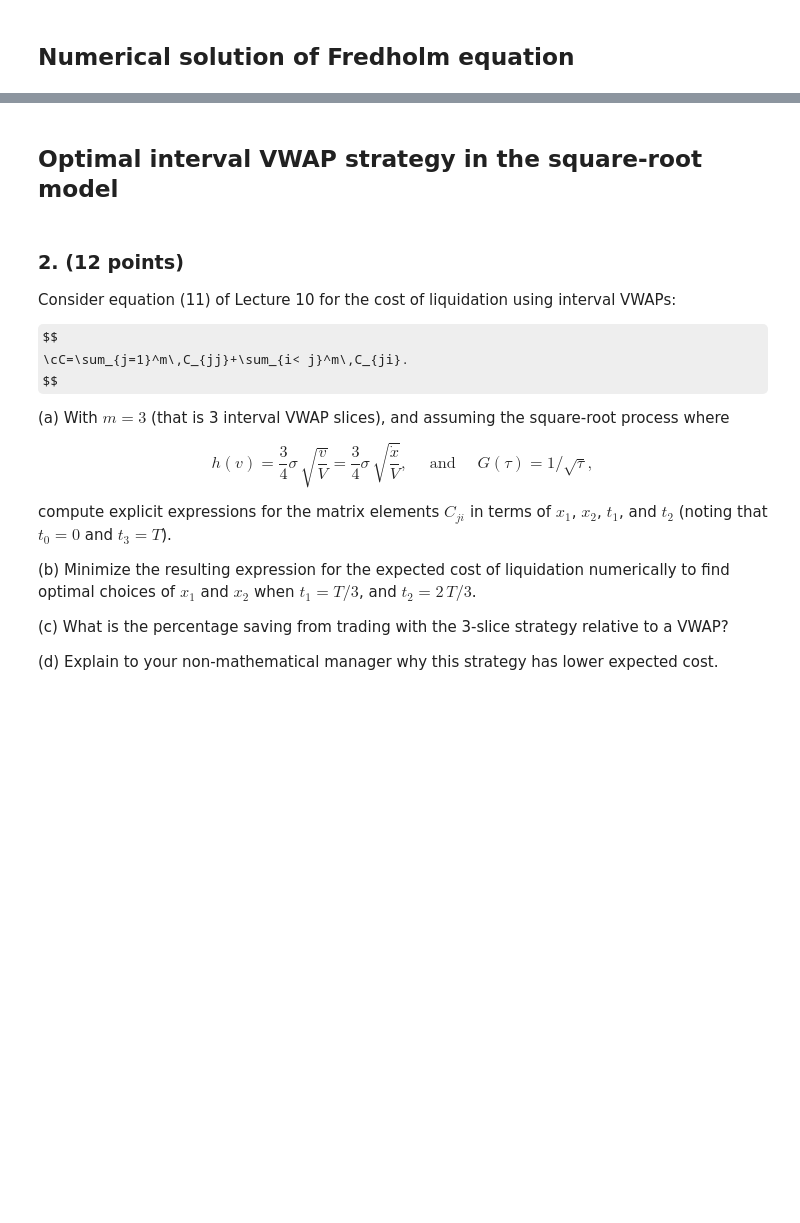
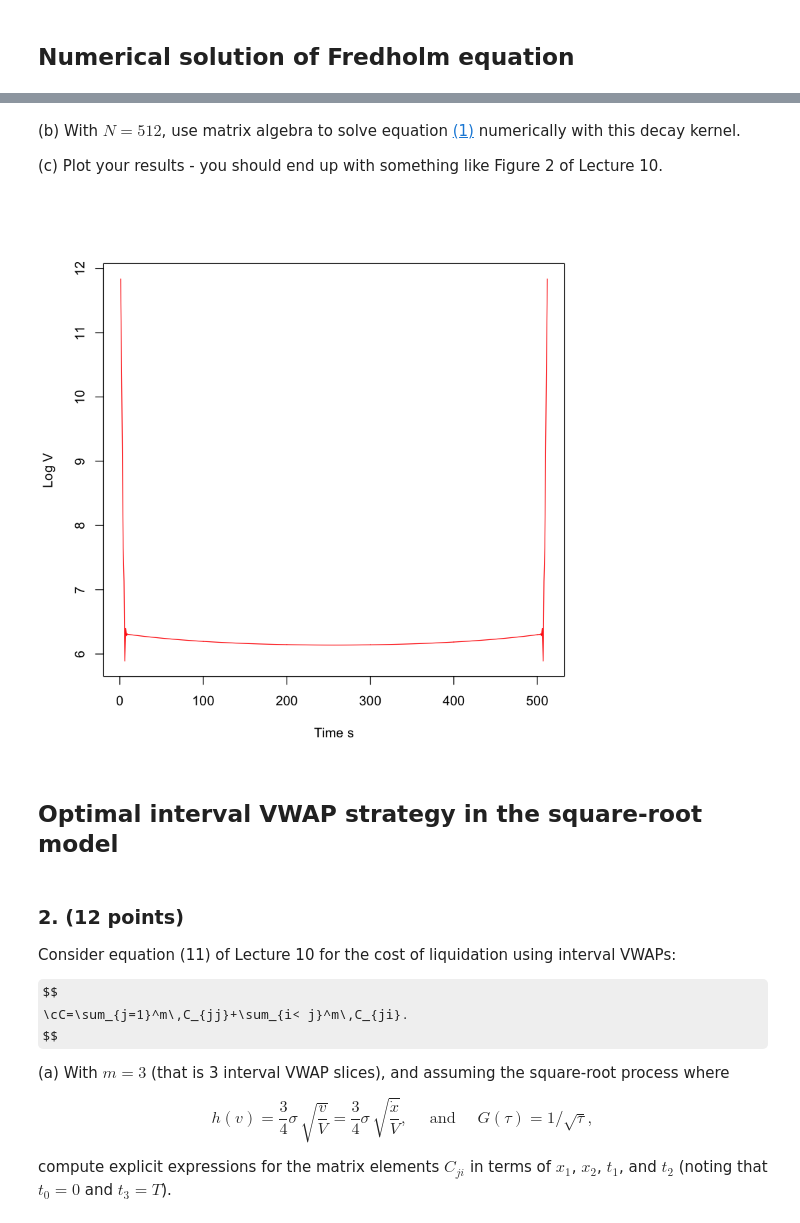
Before and after one commit to wubiya/MicroStructure, a Jupyter notebook: 9879HW10_Wu_Biya.ipynb, the cells around one changed output, grey strips where cells are left out. Saved outputs shown, nothing was run; the diff lists cells and outputs as text; code cells hidden in the pictures; some formulas as TeX source; blank space fills up the shorter version.

```diff
--- a/9879HW10_Wu_Biya.ipynb
+++ b/9879HW10_Wu_Biya.ipynb
@@ -89,3 +88,24 @@ You will need to compute separate expressions for the cases $i \neq j$ and $i=j$
+# %% [markdown]
+
+(b) With $N=512$, use matrix algebra to solve equation [(1)](#eq:1) numerically with this decay kernel.
+
+(c) Plot your results - you should end up with something like Figure 2 of Lecture 10.
+# %%
+N <- 512
+dt <- 1/N
+a<-matrix(nrow=N,ncol = N)
+for (i in 1:N)
+    for (j in 1:N)
+        {
+            if (i!=j)
+                a[i,j]=log((1+abs(i-j)*dt)^2 / ((1+(abs(i-j)-1)*dt)*(1+(abs(i-j)+1)*dt)))
+            else
+                a[i,j]=2*dt - 2*log(1 + dt)
+        }
+x = solve(a) %*% matrix(1, nrow = N,ncol = 1)
+plot(log(abs(x)),type='l', col = "red", xlab = "Time s", ylab = "Log V")
+# %% [output]
+[figure, added]
 # %% [markdown]
 ## Optimal interval VWAP strategy in the square-root model
 # %% [markdown]
@@ -106,9 +126,3 @@ G(\tau)=1/\sqrt{\tau},
 $$
 
 compute explicit expressions for the matrix elements $C_{ji}$ in terms of $x_1$, $x_2$, $t_1$, and $t_2$ (noting that $t_0=0$ and $t_3=T$).
-
-(b) Minimize the resulting expression for the expected cost of liquidation numerically to find optimal choices of $x_1$ and $x_2$ when $t_1=T/3$, and $t_2=2 \,T/3$.
-
-(c) What is the percentage saving from trading with the 3-slice strategy relative to a VWAP?
-
-(d) Explain to your non-mathematical manager why this strategy has lower expected cost.
```
Also changed, not shown: parts of 11 cells of this notebook, 1 other file.
